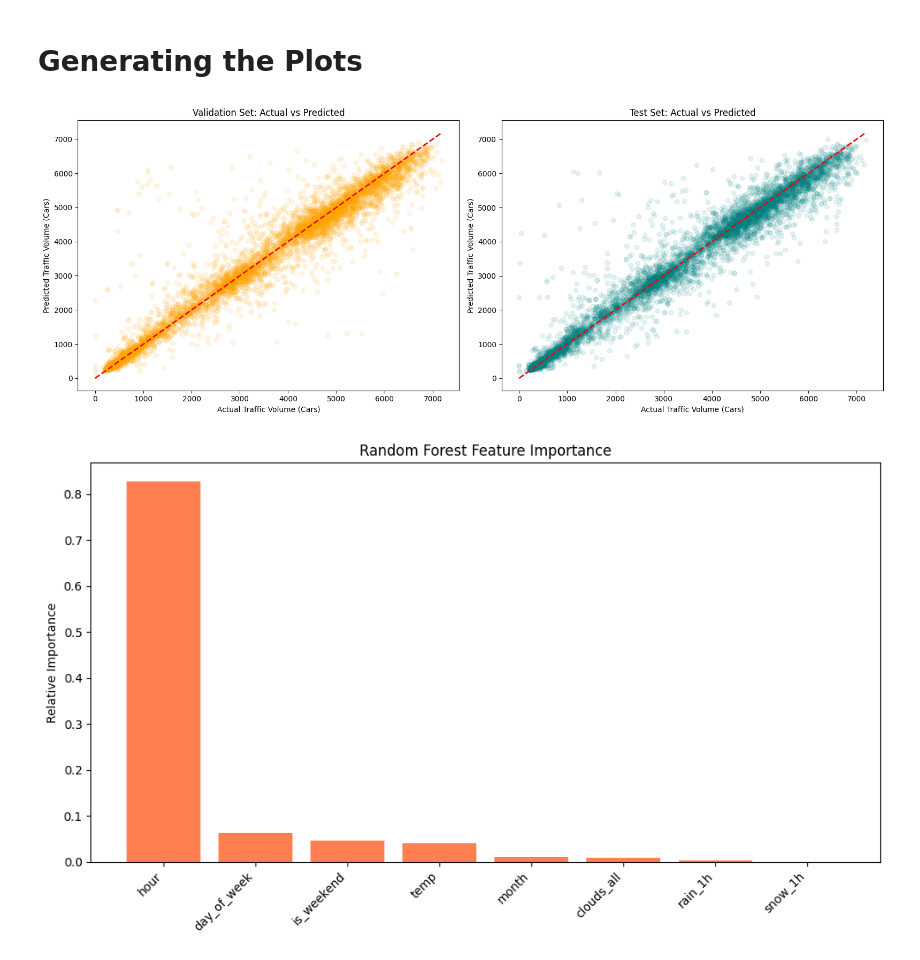
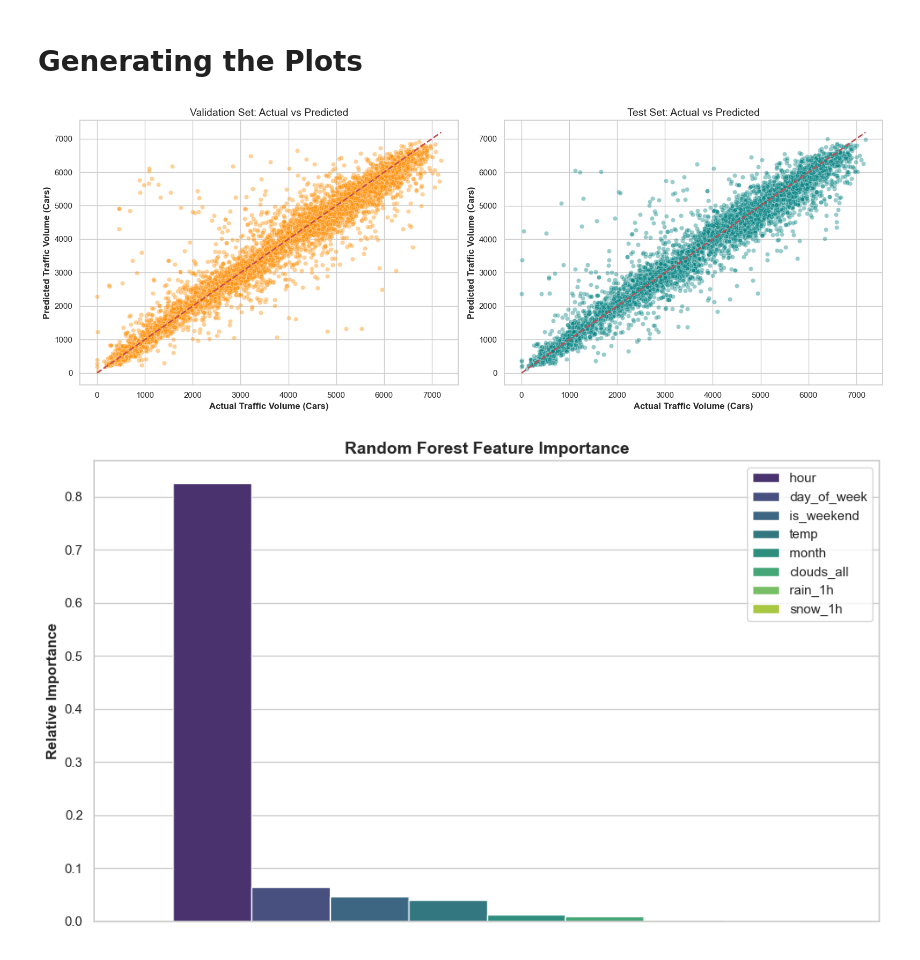
Before and after one commit to Bukhari7703/ML-Assignment-1, a Jupyter notebook: traffic_RF.ipynb, the cells around one changed output. Cells and saved outputs as stored; diff of their text form; code cells hidden in the pictures.

```diff
--- a/traffic_RF.ipynb
+++ b/traffic_RF.ipynb
@@ -91,37 +92,44 @@ Root Mean Squared Error (RMSE): 413.48 cars
 # %% [markdown]
 # Generating the Plots
 # %%
+sns.set_theme(style="whitegrid")
+
 # 1. Validation and Test Scatter Plots
 fig, (ax1, ax2) = plt.subplots(1, 2, figsize=(16, 6))
 
-ax1.scatter(y_val, val_predictions, alpha=0.1, color='orange')
+# Validation Plot using Seaborn
+sns.scatterplot(x=y_val, y=val_predictions, alpha=0.4, color='darkorange', ax=ax1)
 ax1.plot([y_val.min(), y_val.max()], [y_val.min(), y_val.max()], 'r--', lw=2)
-ax1.set_xlabel('Actual Traffic Volume (Cars)')
-ax1.set_ylabel('Predicted Traffic Volume (Cars)')
-ax1.set_title('Validation Set: Actual vs Predicted')
+ax1.set_xlabel('Actual Traffic Volume (Cars)', fontweight='bold')
+ax1.set_ylabel('Predicted Traffic Volume (Cars)', fontweight='bold')
+ax1.set_title('Validation Set: Actual vs Predicted', fontsize=14)
 
-ax2.scatter(y_test, test_predictions, alpha=0.1, color='teal')
+# Test Plot using Seaborn
+sns.scatterplot(x=y_test, y=test_predictions, alpha=0.4, color='teal', ax=ax2)
 ax2.plot([y_test.min(), y_test.max()], [y_test.min(), y_test.max()], 'r--', lw=2)
-ax2.set_xlabel('Actual Traffic Volume (Cars)')
-ax2.set_ylabel('Predicted Traffic Volume (Cars)')
-ax2.set_title('Test Set: Actual vs Predicted')
+ax2.set_xlabel('Actual Traffic Volume (Cars)', fontweight='bold')
+ax2.set_ylabel('Predicted Traffic Volume (Cars)', fontweight='bold')
+ax2.set_title('Test Set: Actual vs Predicted', fontsize=14)
 
 plt.tight_layout()
 plt.show()
 
 # 2. Feature Importance Bar Chart
 importances = rf_model.feature_importances_
 indices = np.argsort(importances)[::-1]
 sorted_features = [features_to_use[i] for i in indices]
 sorted_importances = importances[indices]
 
 plt.figure(figsize=(10, 6))
-plt.bar(range(len(importances)), sorted_importances, align='center', color='coral')
-plt.xticks(range(len(importances)), sorted_features, rotation=45, ha='right')
-plt.ylabel('Relative Importance')
-plt.title('Random Forest Feature Importance')
+
+# Seaborn barplot with a modern color palette
+sns.barplot(hue=sorted_features, y=sorted_importances, palette="viridis")
+
+plt.xticks(rotation=45, ha='right', fontsize=11)
+plt.ylabel('Relative Importance', fontweight='bold')
+plt.title('Random Forest Feature Importance', fontsize=14, fontweight='bold')
 plt.tight_layout()
 plt.show()
 # %% [output]
-[figure, old version]
+[figure, new version]
-[figure, old version]
+[figure, new version]
```
Also changed, not shown: parts of 1 cell of this notebook, 3 other files.
